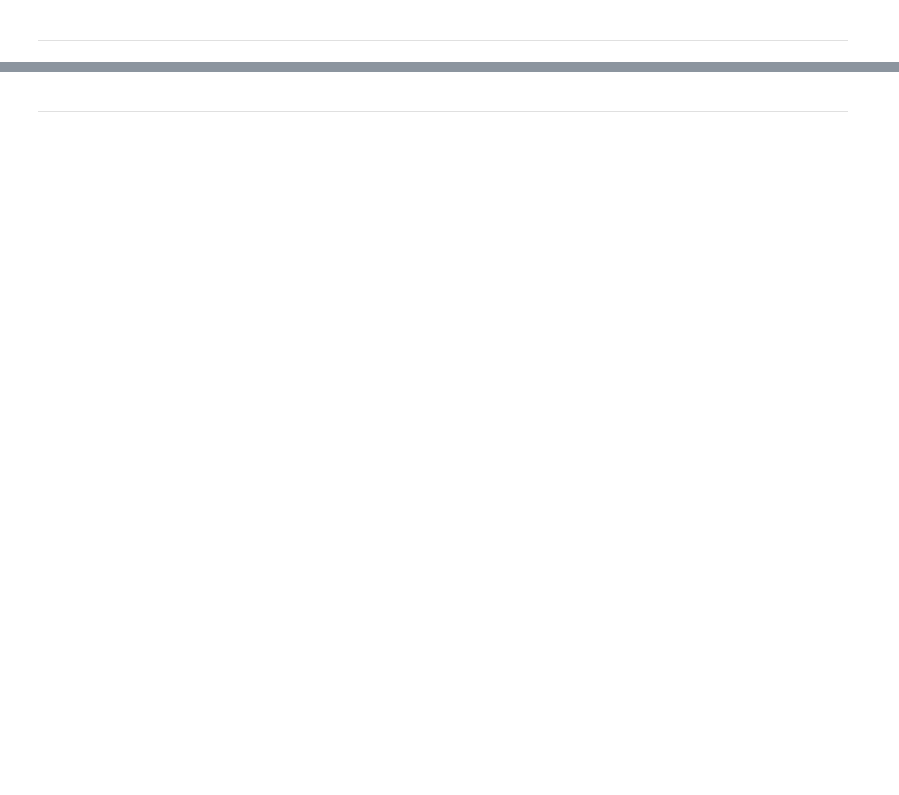
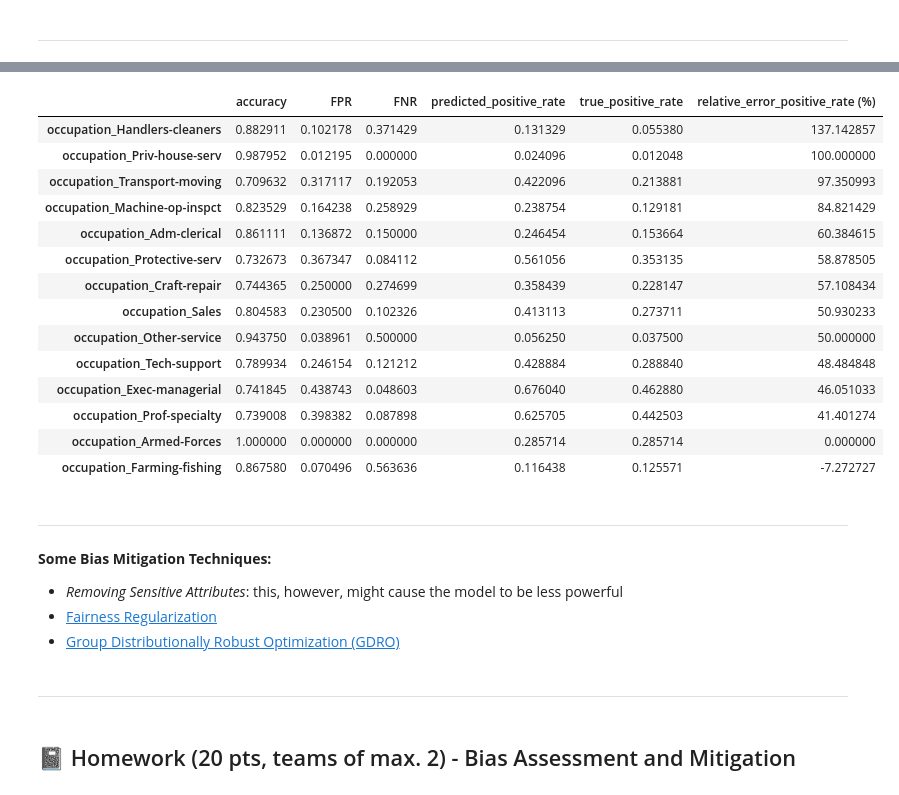
Before and after one commit to Vladimirescu/BIOSINF_IA2, a Jupyter notebook: L1/tutorial.ipynb, the cells around one changed output, grey strips where cells are left out. Saved outputs shown, nothing was run; the diff lists cells and outputs as text; code cells hidden in the pictures; blank space fills up the shorter version.

```diff
--- a/L1/tutorial.ipynb
+++ b/L1/tutorial.ipynb
@@ -1279,0 +1274,7 @@ race_df
+# %%
+occ_columns = {}
+
+for i, cm in enumerate(column_names):
+    if "occupation" in cm:
+        print(i, cm)
+        occ_columns[i] = cm
@@ -1280,2 +1296,38 @@ race_df
+# %%
+occ_results = {}
+
+for idx, name in occ_columns.items():
+    mask = X_test_t[:, idx] == 1
+    occ_results[name] = compute_metrics(mask.numpy(), np.array(y_true), np.array(y_pred))
+
+occ_df = pd.DataFrame(occ_results).T
+occ_df = occ_df.sort_values('relative_error_positive_rate (%)', ascending=False)
+
+occ_df
+# %% [output]
+|  | accuracy | FPR | FNR | predicted_positive_rate | true_positive_rate | relative_error_positive_rate (%) |
+| occupation_Handlers-cleaners | 0.882911 | 0.102178 | 0.371429 | 0.131329 | 0.055380 | 137.142857 |
+| occupation_Priv-house-serv | 0.987952 | 0.012195 | 0.000000 | 0.024096 | 0.012048 | 100.000000 |
+| occupation_Transport-moving | 0.709632 | 0.317117 | 0.192053 | 0.422096 | 0.213881 | 97.350993 |
+| occupation_Machine-op-inspct | 0.823529 | 0.164238 | 0.258929 | 0.238754 | 0.129181 | 84.821429 |
+| occupation_Adm-clerical | 0.861111 | 0.136872 | 0.150000 | 0.246454 | 0.153664 | 60.384615 |
+| occupation_Protective-serv | 0.732673 | 0.367347 | 0.084112 | 0.561056 | 0.353135 | 58.878505 |
+| occupation_Craft-repair | 0.744365 | 0.250000 | 0.274699 | 0.358439 | 0.228147 | 57.108434 |
+| occupation_Sales | 0.804583 | 0.230500 | 0.102326 | 0.413113 | 0.273711 | 50.930233 |
+| occupation_Other-service | 0.943750 | 0.038961 | 0.500000 | 0.056250 | 0.037500 | 50.000000 |
+| occupation_Tech-support | 0.789934 | 0.246154 | 0.121212 | 0.428884 | 0.288840 | 48.484848 |
+| occupation_Exec-managerial | 0.741845 | 0.438743 | 0.048603 | 0.676040 | 0.462880 | 46.051033 |
+| occupation_Prof-specialty | 0.739008 | 0.398382 | 0.087898 | 0.625705 | 0.442503 | 41.401274 |
+| occupation_Armed-Forces | 1.000000 | 0.000000 | 0.000000 | 0.285714 | 0.285714 | 0.000000 |
+| occupation_Farming-fishing | 0.867580 | 0.070496 | 0.563636 | 0.116438 | 0.125571 | -7.272727 |
 # %% [markdown]
 ---
+# %% [markdown]
+**Some Bias Mitigation Techniques:**
+- *Removing Sensitive Attributes*: this, however, might cause the model to be less powerful
+- [Fairness Regularization](https://proceedings.mlr.press/v54/zafar17a/zafar17a.pdf)
+- [Group Distributionally Robust Optimization (GDRO)](https://arxiv.org/pdf/1911.08731)
+# %% [markdown]
+---
+# %% [markdown]
+## 📓 Homework (20 pts, teams of max. 2) - Bias Assessment and Mitigation
```
Also changed, not shown: parts of 13 cells of this notebook, 1 other file.
